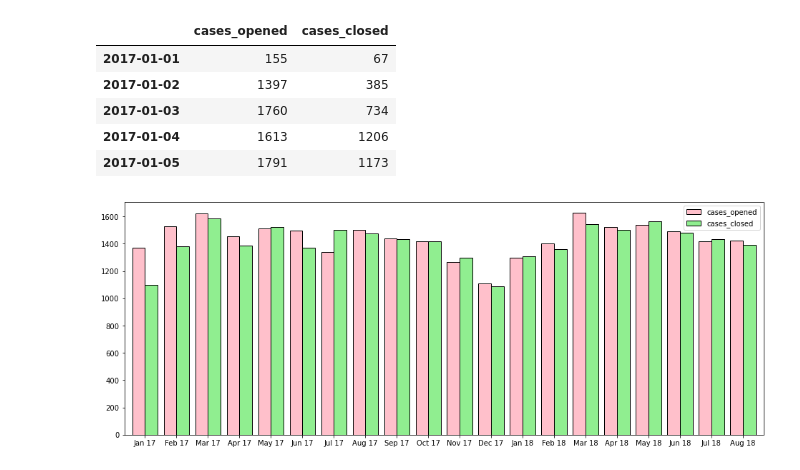
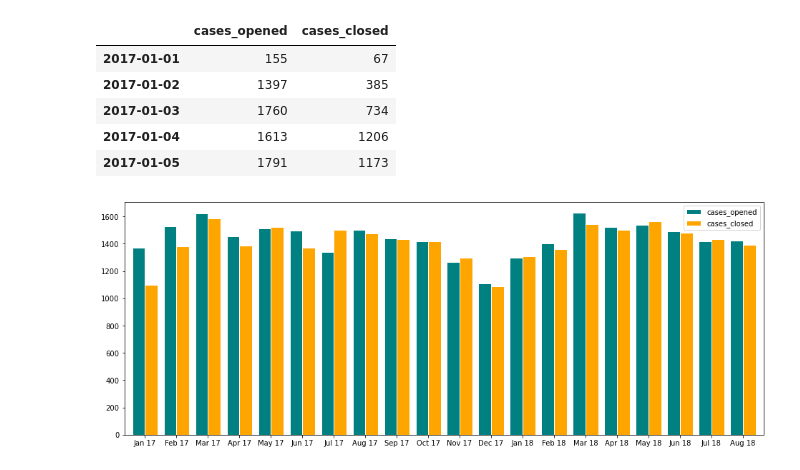
Before and after one commit to aliciag92/spark-exercises, a Jupyter notebook: explore-lesson.ipynb, the cells around one changed output. Cells and saved outputs as stored; diff of their text form; code cells hidden in the pictures.

```diff
--- a/explore-lesson.ipynb
+++ b/explore-lesson.ipynb
@@ -327,8 +327,8 @@ cases_closed_by_day = (
 )
 cases_closed_by_day.name = 'cases_closed'
 # %%
-ts = pd.concat([cases_opened_by_day, cases_closed_by_day], axis=1)
-ts.head(5)
+pdf = pd.concat([cases_opened_by_day, cases_closed_by_day], axis=1)
+pdf.head(5)
 # %% [output]
 |  | cases_opened | cases_closed |
 | 2017-01-01 | 155 | 67 |
@@ -337,14 +337,14 @@ ts.head(5)
 | 2017-01-04 | 1613 | 1206 |
 | 2017-01-05 | 1791 | 1173 |
 # %%
-ts.resample("M").mean().plot.bar(
-    figsize=(16, 6), width=0.8, ec="black", color=["pink", "lightgreen"]
+pdf.resample("M").mean().plot.bar(
+    figsize=(16, 6), width=0.8, ec="white", color=["teal", "orange"]
 )
 
 # pretty x-axis labels
 ticks, labels = plt.xticks()
 labels = pd.to_datetime([l.get_text() for l in labels]).strftime("%b %y")
 plt.xticks(ticks, labels, rotation=0)
 None
 # %% [output]
-[figure, old version]
+[figure, new version]
```
Also changed, not shown: parts of 4 cells of this notebook.
